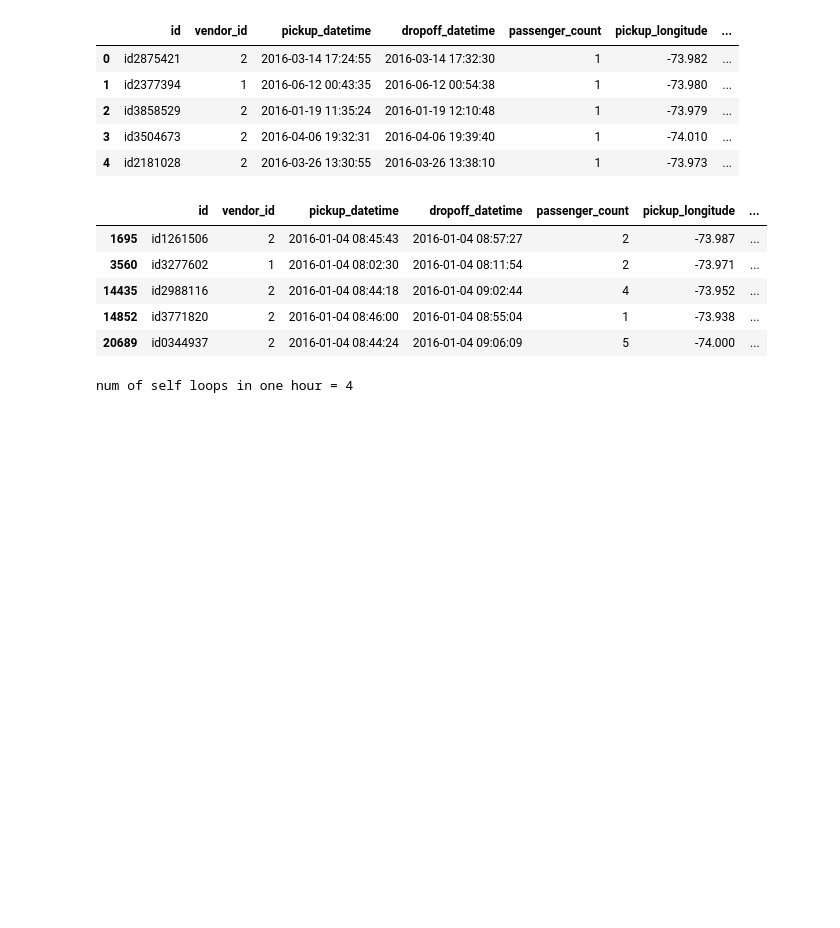
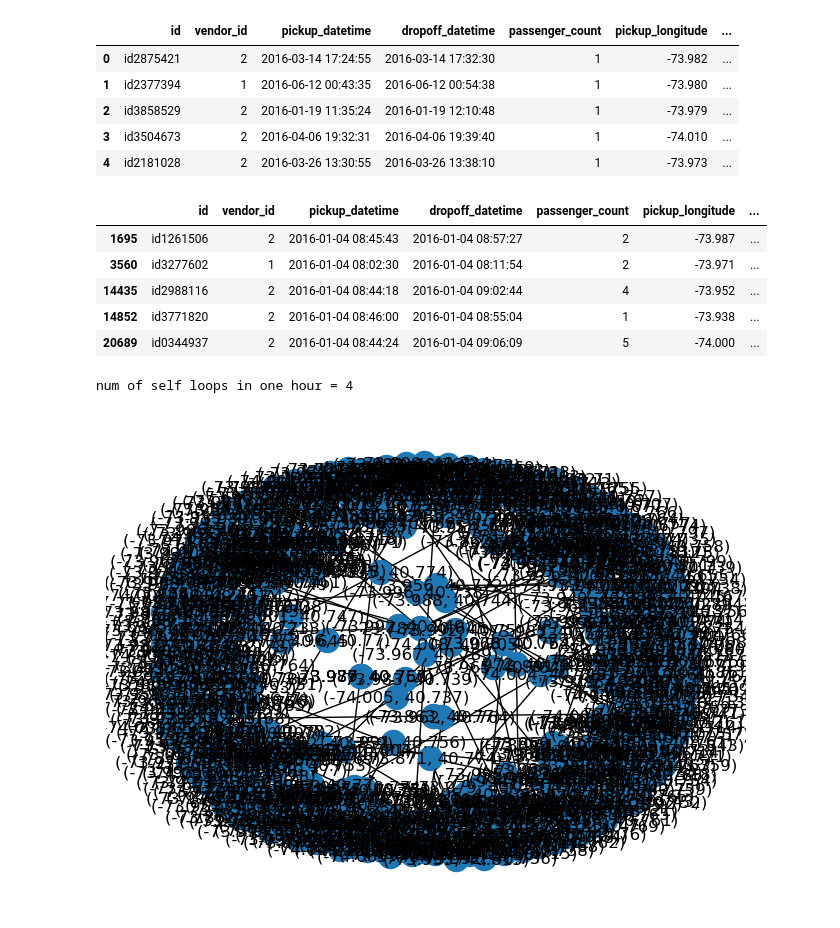
Before and after one commit to DanielOchana/MagNetTrafficFlowForecast, a Jupyter notebook: NYC_taxi.ipynb, the cells around one changed output. Drawn from its saved outputs; the diff is of its cells as text; code cells hidden in the pictures; blank space fills up the shorter version.

```diff
--- a/NYC_taxi.ipynb
+++ b/NYC_taxi.ipynb
@@ -79,3 +91,7 @@ num of self loops in data2 = 72307
+# %%
+# Convert the pickup and dropoff timestamps to datetime objects
+data['pickup_datetime'] = pd.to_datetime(data['pickup_datetime'])
+data['dropoff_datetime'] = pd.to_datetime(data['dropoff_datetime'])
 # %%
 # Round the coordinates to 3 decimal places
 data['pickup_longitude'] = data['pickup_longitude'].round(3)
@@ -162,3 +178,9 @@ for row in dataOneHour.itertuples():
 print(f'num of self loops in one hour = {selfloops}')
 # %% [output]
 num of self loops in one hour = 4
+# %%
+# Plot the subgraph
+nx.draw(G, with_labels=True)
+plt.show()
+# %% [output]
+[figure, added]
```
Also changed, not shown: parts of 15 cells of this notebook, 1 other file.
